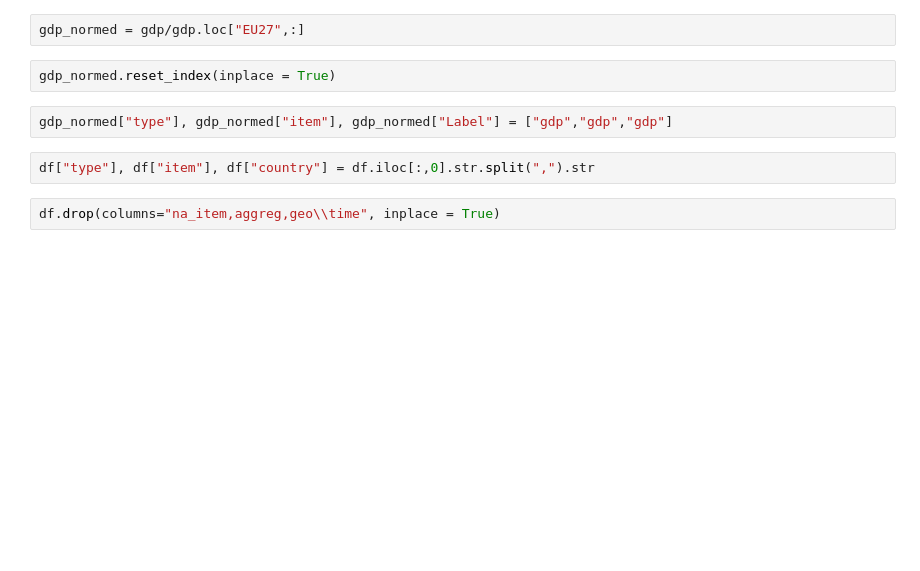
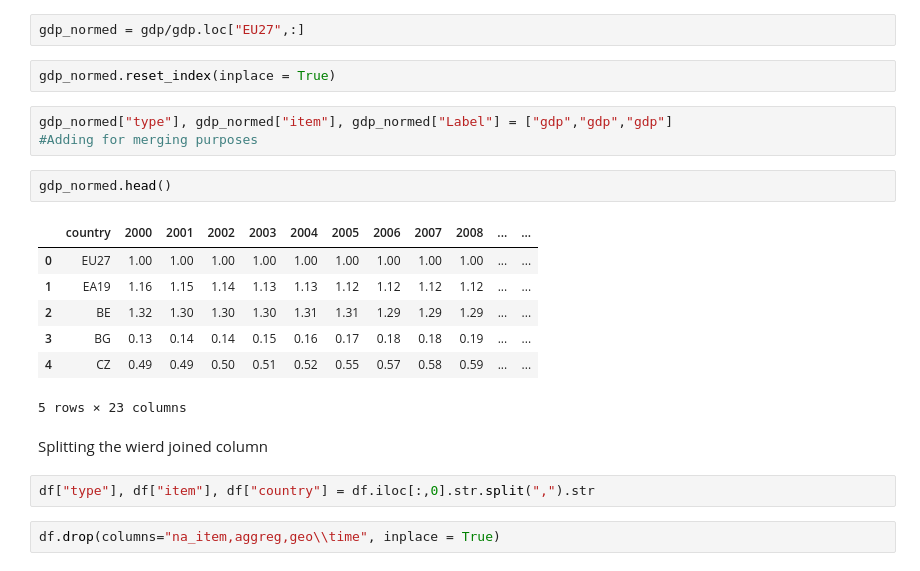
Before and after one commit to 1vecera/Data_Based, a Jupyter notebook: Data_Based1.ipynb, the cells around one changed output. Drawn from its saved outputs; the diff is of its cells as text; blank space fills up the shorter version.

```diff
--- a/Data_Based1.ipynb
+++ b/Data_Based1.ipynb
@@ -33,6 +45,19 @@ gdp_normed = gdp/gdp.loc["EU27",:]
 gdp_normed.reset_index(inplace = True)
 # %%
 gdp_normed["type"], gdp_normed["item"], gdp_normed["Label"] = ["gdp","gdp","gdp"]
+#Adding for merging purposes
+# %%
+gdp_normed.head()
+# %% [output]
+|  | country | 2000 | 2001 | 2002 | 2003 | 2004 | 2005 | 2006 | 2007 | 2008 | ... | ... |
+| 0 | EU27 | 1.00 | 1.00 | 1.00 | 1.00 | 1.00 | 1.00 | 1.00 | 1.00 | 1.00 | ... | ... |
+| 1 | EA19 | 1.16 | 1.15 | 1.14 | 1.13 | 1.13 | 1.12 | 1.12 | 1.12 | 1.12 | ... | ... |
+| 2 | BE | 1.32 | 1.30 | 1.30 | 1.30 | 1.31 | 1.31 | 1.29 | 1.29 | 1.29 | ... | ... |
+| 3 | BG | 0.13 | 0.14 | 0.14 | 0.15 | 0.16 | 0.17 | 0.18 | 0.18 | 0.19 | ... | ... |
+| 4 | CZ | 0.49 | 0.49 | 0.50 | 0.51 | 0.52 | 0.55 | 0.57 | 0.58 | 0.59 | ... | ... |
+5 rows × 23 columns
+# %% [markdown]
+Splitting the wierd joined column
 # %%
 df["type"], df["item"], df["country"] = df.iloc[:,0].str.split(",").str
 # %%
```
Also changed, not shown: parts of 27 cells of this notebook, 3 other files.
